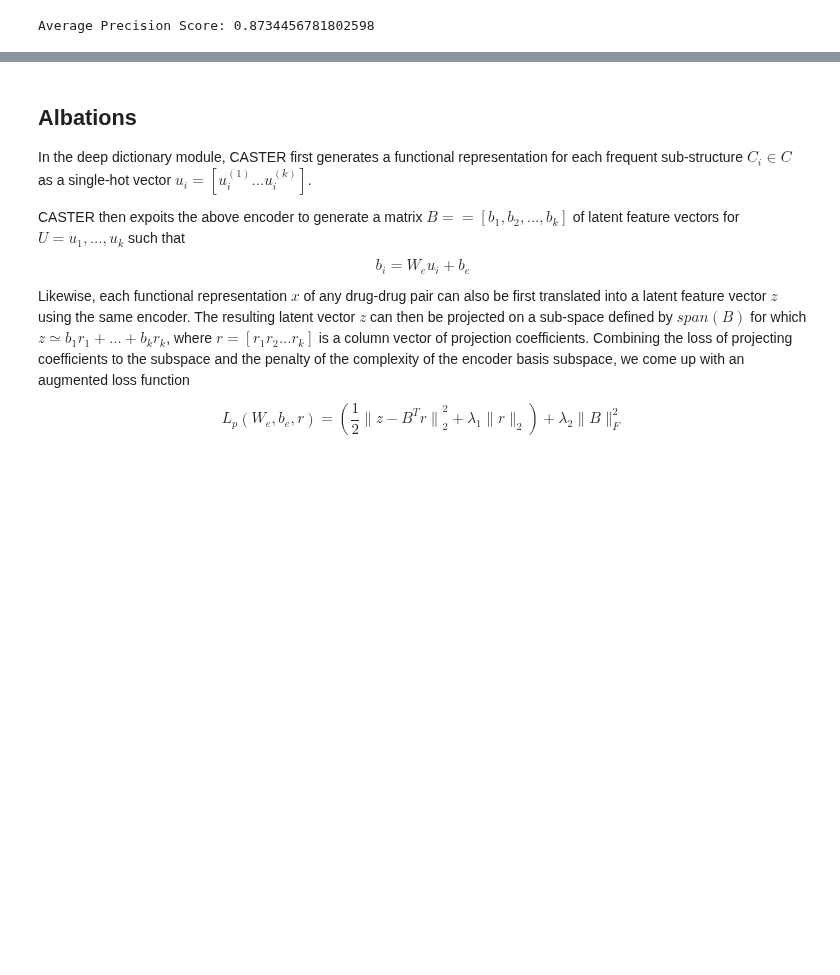
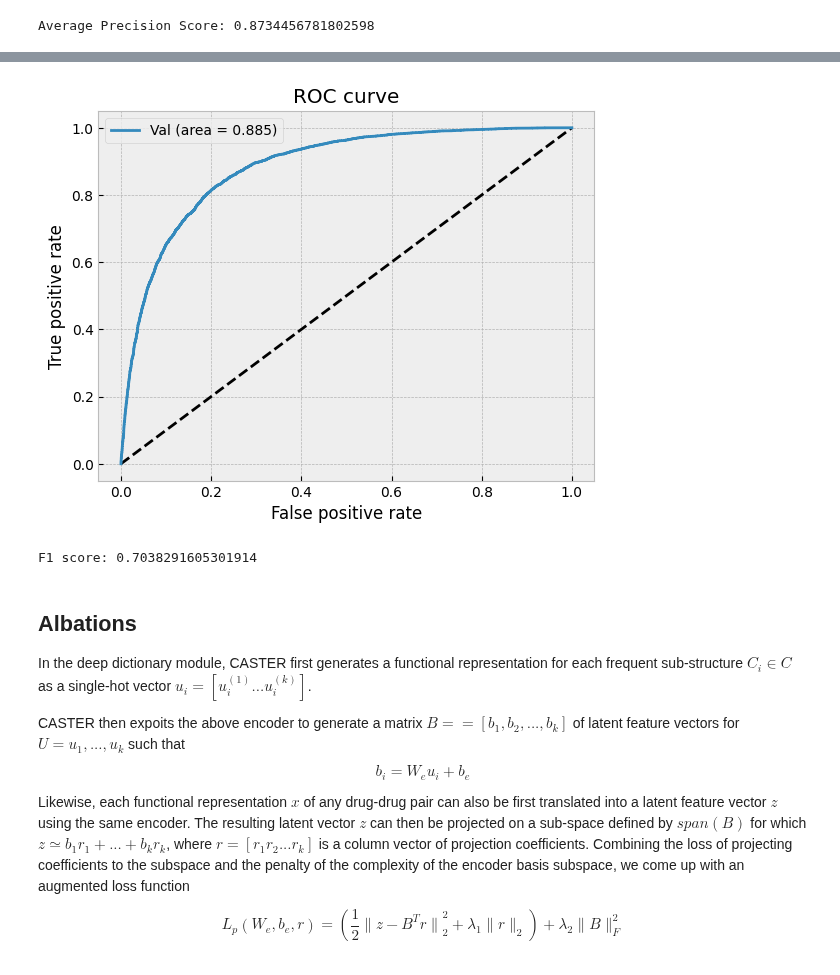
Before and after one commit to lanceyjt/cs598-dlh-team72, a Jupyter notebook: DL4H_Team72.ipynb, the cells around one changed output, grey strips where cells are left out. Saved outputs shown, nothing was run; the diff lists cells and outputs as text; code cells hidden in the pictures; blank space fills up the shorter version.

```diff
--- a/DL4H_Team72.ipynb
+++ b/DL4H_Team72.ipynb
@@ -1404,3 +1360,11 @@ Average Precision Score: 0.8734456781802598
+# %%
+DrawROC(y_label_exp1, y_pred_exp1)
+# %% [output]
+[figure, added]
+# %%
+print('F1 score:', f1_score(y_label_exp1, (np.array(y_pred_exp1)>0.5)))
+# %% [output]
+F1 score: 0.7038291605301914
 # %% [markdown]
 ## Albations
 
```
Also changed, not shown: parts of 26 cells of this notebook.
